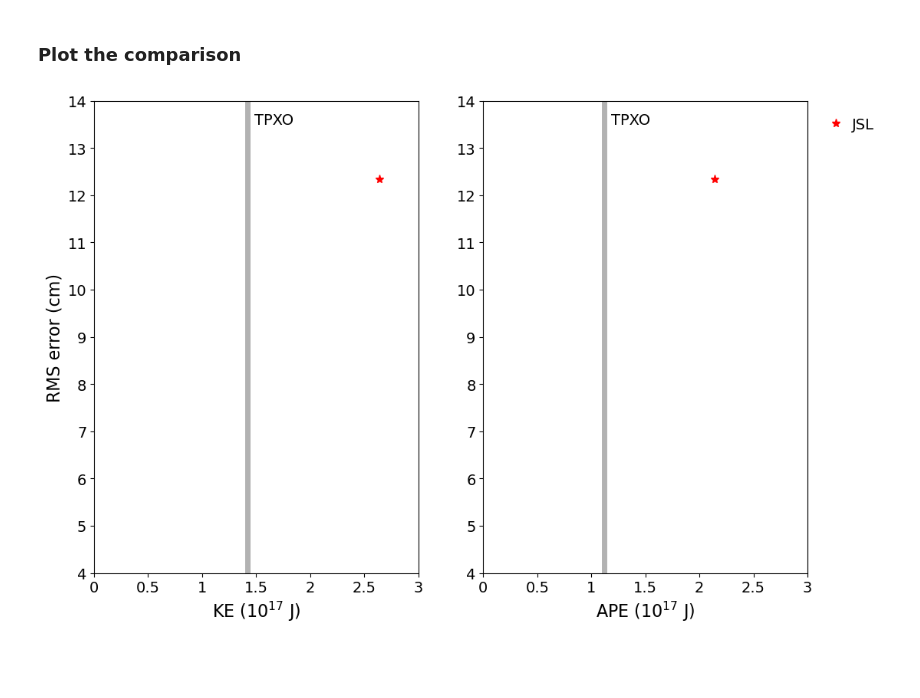
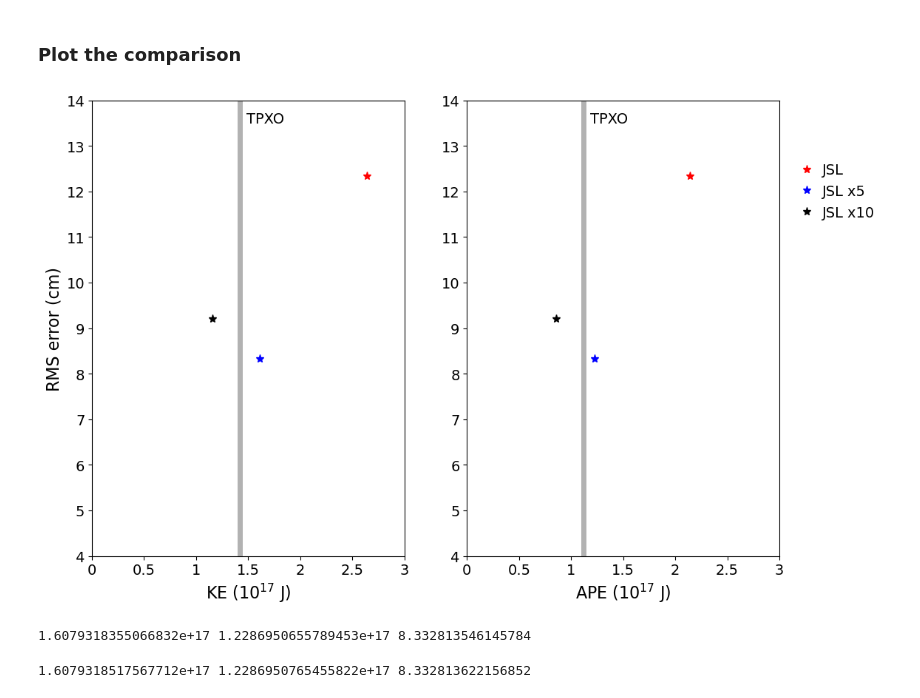
Before and after one commit to luweiyang/MOM6_global_tide_only, a Jupyter notebook: evaluate/calculate_KE_APE_SAL_JSL.ipynb, the cells around one changed output. Saved outputs shown, nothing was run; the diff lists cells and outputs as text; code cells hidden in the pictures; blank space fills up the shorter version.

```diff
--- a/evaluate/calculate_KE_APE_SAL_JSL.ipynb
+++ b/evaluate/calculate_KE_APE_SAL_JSL.ipynb
@@ -78,7 +104,10 @@ mKE_JSL = np.nanmean(mKE[:149])
 # %% [markdown]
 ### Globally integrated time-mean APE (unit: J)
 # %%
-mAPE_JSL = np.nanmean(mAPE[:149])
+mAPE_JSL     = np.nanmean(mAPE[:149])
+mAPE_JSL_x5  = np.nanmean(mAPE_x5[:149])
+mAPE_JSL_x5t = np.nanmean(mAPE_x5t[:149])
+mAPE_JSL_x10 = np.nanmean(mAPE_x10[:149])
 # %%
 tpxo = xr.open_dataset('/g/data/nm03/TPXO/h_tpxo9.v1.nc')
 tpgd = xr.open_dataset('/g/data/nm03/TPXO/grid_tpxo9.nc')
@@ -108,13 +137,22 @@ elev_tpxo = np.array(ds_tpxo_mom6_grid['amp_tpxo'])[None,:,:] * np.cos(omega_m2
 # %% [markdown]
 ### MOM6 elevation
 # %%
-elev_mom6 = np.array(data.e.isel({'time':np.arange(149),'zi':0}))
+elev_JSL     = np.array(data.e.isel({'time':np.arange(149),'zi':0}))
+elev_JSL_x5  = np.array(JSLx5.e.isel({'time':np.arange(149),'zi':0}))
+elev_JSL_x5t = np.array(JSLx5t.e.isel({'time':np.arange(149),'zi':0}))
+elev_JSL_x10 = np.array(JSLx10.e.isel({'time':np.arange(149),'zi':0}))
 # %%
-elev_err = np.sqrt(np.nanmean((elev_mom6 - elev_tpxo)**2,axis=0)) * fac_lat * fac_dep
+elev_err_JSL     = np.sqrt(np.nanmean((elev_JSL - elev_tpxo)**2,axis=0)) * fac_lat * fac_dep
+elev_err_JSL_x5  = np.sqrt(np.nanmean((elev_JSL_x5 - elev_tpxo)**2,axis=0)) * fac_lat * fac_dep
+elev_err_JSL_x5t = np.sqrt(np.nanmean((elev_JSL_x5t - elev_tpxo)**2,axis=0)) * fac_lat * fac_dep
+elev_err_JSL_x10 = np.sqrt(np.nanmean((elev_JSL_x10 - elev_tpxo)**2,axis=0)) * fac_lat * fac_dep
 # %% [markdown]
 ### Tidal elevation RMS error
 # %%
-melev = np.nanmean(elev_err) * 100
+melev_JSL     = np.nanmean(elev_err_JSL) * 100
+melev_JSL_x5  = np.nanmean(elev_err_JSL_x5) * 100
+melev_JSL_x5t = np.nanmean(elev_err_JSL_x5t) * 100
+melev_JSL_x10 = np.nanmean(elev_err_JSL_x10) * 100
 # %% [markdown]
 ### TPXO globally integrated time-mean KE
 # %%
@@ -170,34 +208,50 @@ print(mAPE_TPXO)
 # %%
 fig = plt.figure(figsize=(12, 8))
 axs = []
 
 gridsubs = gridspec.GridSpec(1,2)
 for gs in gridsubs:
     axs.append(plt.subplot(gs))
 
 # for I, (ax, var) in enumerate(zip(axs, varlist)):
 for I, ax in enumerate(axs):
 
     ax.set_xlim(0e+17,3e+17)
     ax.set_ylim(4,14)
     ax.set_xticks(np.arange(0e+17,3.5e+17,0.5e+17))
     ax.set_xticklabels(['0','0.5','1','1.5','2','2.5','3'])
     ax.set_yticks(np.arange(4,14+1,1))
     ax.tick_params(labelsize=14)
 
     if I==0:
         ax.set_xlabel('KE (10$^{17}$ J)',fontsize=16)
         ax.set_ylabel('RMS error (cm)',fontsize=16)
         ax.text(1.48e+17,13.5,'TPXO',fontsize=14)
         ax.plot([mKE_TPXO,mKE_TPXO],[4,14],'k',linewidth=5,alpha=0.3)
-        ax.plot(mKE_JSL,melev,'r*',markersize=8)
+        ax.plot(mKE_JSL,melev_JSL,'r*',markersize=8)
+        ax.plot(mKE_JSL_x5,melev_JSL_x5,'b*',markersize=8)
+        # ax.plot(mKE_JSL_x5t,melev_JSL_x5t,'bo',markersize=8,alpha=0.3)
+        ax.plot(mKE_JSL_x10,melev_JSL_x10,'k*',markersize=8)
+
     if I==1:
         ax.set_xlabel('APE (10$^{17}$ J)',fontsize=16)
         ax.text(1.18e+17,13.5,'TPXO',fontsize=14)
         ax.plot([mAPE_TPXO,mAPE_TPXO],[4,14],'k',linewidth=5,alpha=0.3)
-        ax.plot(mAPE_JSL,melev,'r*',markersize=8,label='JSL')
-        ax.legend(loc='center left',bbox_to_anchor=(1,0.95),fontsize=14,handletextpad=0.1,frameon=False)
+        ax.plot(mAPE_JSL,melev_JSL,'r*',markersize=8,label='JSL')
+        ax.plot(mAPE_JSL_x5,melev_JSL_x5,'b*',markersize=8,label='JSL x5')
+        # ax.scatter(np.array(mAPE_JSL_x5t),np.array(melev_JSL_x5t),facecolors='none',edgecolors='b',s=80,label='JSL x5 (drag scale)')
+        ax.plot(mAPE_JSL_x10,melev_JSL_x10,'k*',markersize=8,label='JSL x10')
+
+        ax.legend(loc='center left',bbox_to_anchor=(1,0.8),fontsize=14,handletextpad=0.1,frameon=False)
 
 plt.savefig('/g/data/nm03/lxy581/evaluate/tuning/SAL_JSL_TPXO_M2_KE_APE_RMSE.png', dpi=100, bbox_inches='tight')
 # %% [output]
-[figure, old version]
+[figure, new version]
+# %%
+print(mKE_JSL_x5,mAPE_JSL_x5,melev_JSL_x5)
+# %% [output]
+1.6079318355066832e+17 1.2286950655789453e+17 8.332813546145784
+# %%
+print(mKE_JSL_x5t,mAPE_JSL_x5t,melev_JSL_x5t)
+# %% [output]
+1.6079318517567712e+17 1.2286950765455822e+17 8.332813622156852
```
Also changed, not shown: parts of 4 cells of this notebook.
